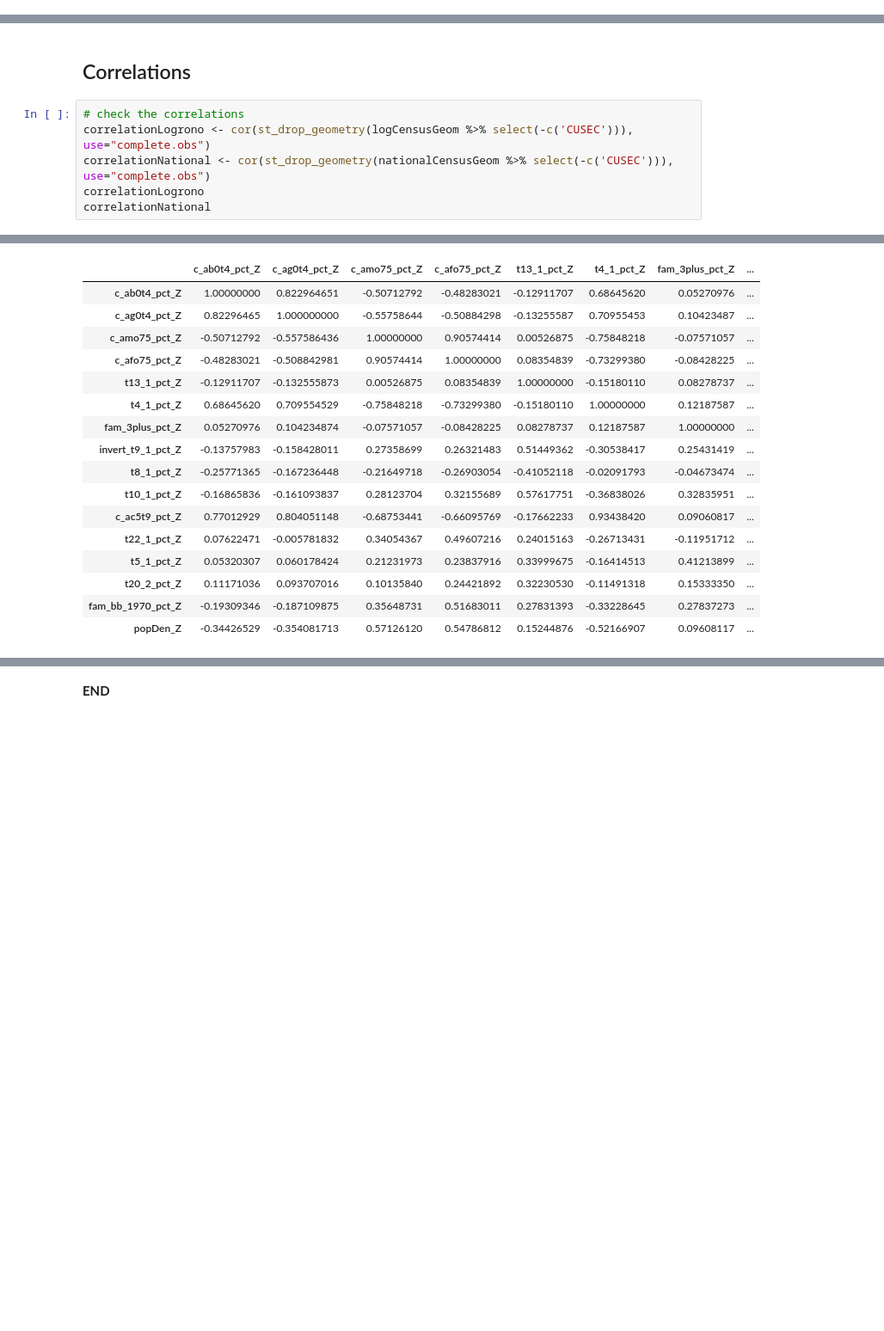
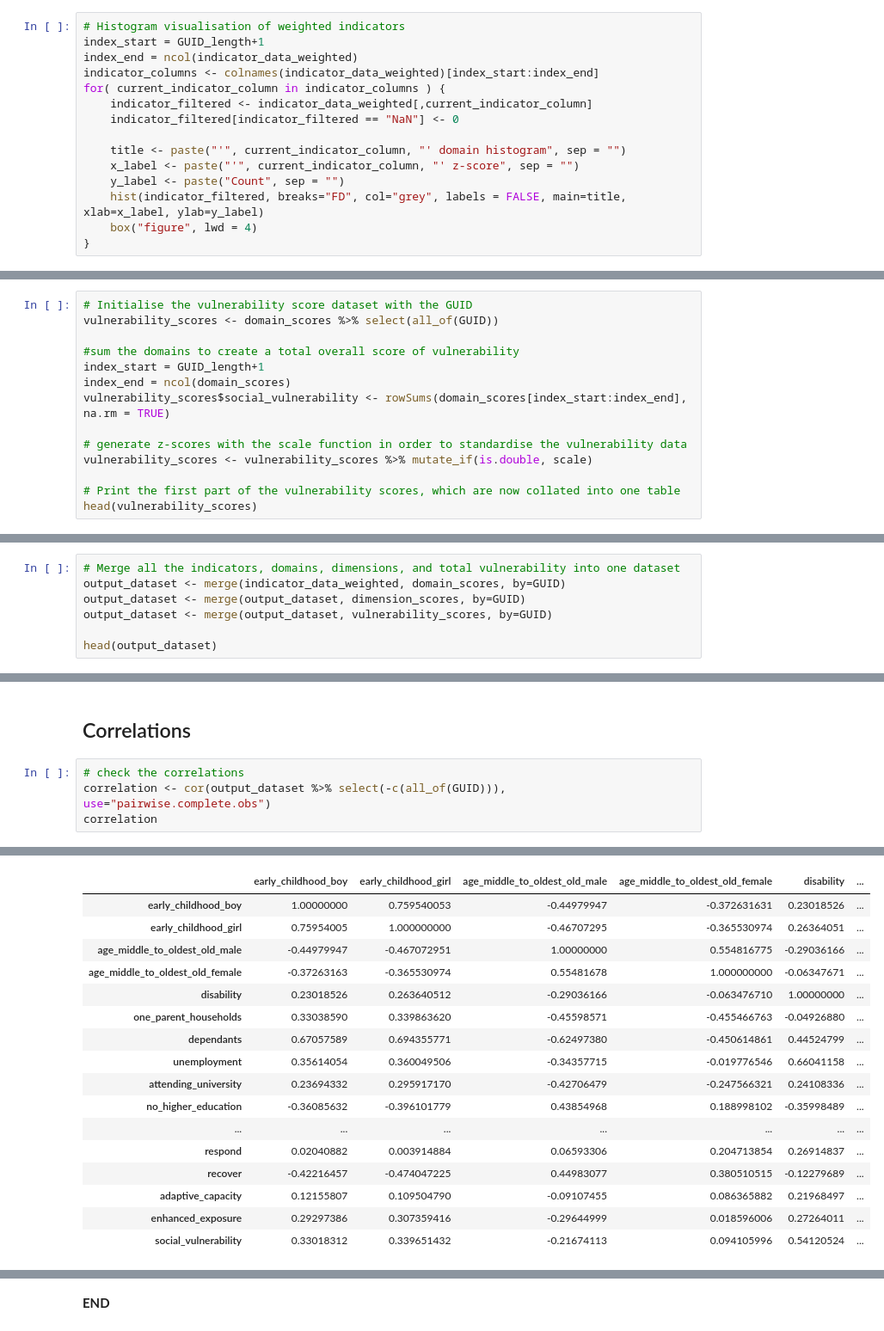
Before and after one commit to UCC-CLIMPADAP/SVIBook, a Jupyter notebook: Cities/Logrono/Indicators_to_SVI.ipynb, the cells around one changed output, grey strips where cells are left out. Shown at 86% size. Saved outputs shown, nothing was run; the diff lists cells and outputs as text; blank space fills up the shorter version.

```diff
--- a/Cities/Logrono/Indicators_to_SVI.ipynb
+++ b/Cities/Logrono/Indicators_to_SVI.ipynb
@@ -93,0 +191,15 @@ nrow(nationalCensusGeom)
+# %%
+# Histogram visualisation of weighted indicators
+index_start = GUID_length+1
+index_end = ncol(indicator_data_weighted)
+indicator_columns <- colnames(indicator_data_weighted)[index_start:index_end]
+for( current_indicator_column in indicator_columns ) {
+    indicator_filtered <- indicator_data_weighted[,current_indicator_column]
+    indicator_filtered[indicator_filtered == "NaN"] <- 0
+
+    title <- paste("'", current_indicator_column, "' domain histogram", sep = "")
+    x_label <- paste("'", current_indicator_column, "' z-score", sep = "")
+    y_label <- paste("Count", sep = "")
+    hist(indicator_filtered, breaks="FD", col="grey", labels = FALSE, main=title, xlab=x_label, ylab=y_label)
+    box("figure", lwd = 4)
+}
@@ -93,0 +385,14 @@ nrow(nationalCensusGeom)
+# %%
+# Initialise the vulnerability score dataset with the GUID
+vulnerability_scores <- domain_scores %>% select(all_of(GUID))
+
+#sum the domains to create a total overall score of vulnerability
+index_start = GUID_length+1
+index_end = ncol(domain_scores)
+vulnerability_scores$social_vulnerability <- rowSums(domain_scores[index_start:index_end], na.rm = TRUE)
+
+# generate z-scores with the scale function in order to standardise the vulnerability data
+vulnerability_scores <- vulnerability_scores %>% mutate_if(is.double, scale)
+
+# Print the first part of the vulnerability scores, which are now collated into one table
+head(vulnerability_scores)
@@ -93,0 +418,7 @@ nrow(nationalCensusGeom)
+# %%
+# Merge all the indicators, domains, dimensions, and total vulnerability into one dataset
+output_dataset <- merge(indicator_data_weighted, domain_scores, by=GUID)
+output_dataset <- merge(output_dataset, dimension_scores, by=GUID)
+output_dataset <- merge(output_dataset, vulnerability_scores, by=GUID)
+
+head(output_dataset)
@@ -95,8 +436,6 @@ nrow(nationalCensusGeom)
 ## Correlations
 # %%
 # check the correlations
-correlationLogrono <- cor(st_drop_geometry(logCensusGeom %>% select(-c('CUSEC'))), use="complete.obs")
-correlationNational <- cor(st_drop_geometry(nationalCensusGeom %>% select(-c('CUSEC'))), use="complete.obs")
-correlationLogrono
-correlationNational
+correlation <- cor(output_dataset %>% select(-c(all_of(GUID))), use="pairwise.complete.obs")
+correlation
 # %% [output]
@@ -104,17 +443,17 @@ A matrix: 16 × 16 of type dbl
-|  | c_ab0t4_pct_Z | c_ag0t4_pct_Z | c_amo75_pct_Z | c_afo75_pct_Z | t13_1_pct_Z | t4_1_pct_Z | fam_3plus_pct_Z | ... |
-| c_ab0t4_pct_Z | 1.00000000 | 0.822964651 | -0.50712792 | -0.48283021 | -0.12911707 | 0.68645620 | 0.05270976 | ... |
-| c_ag0t4_pct_Z | 0.82296465 | 1.000000000 | -0.55758644 | -0.50884298 | -0.13255587 | 0.70955453 | 0.10423487 | ... |
-| c_amo75_pct_Z | -0.50712792 | -0.557586436 | 1.00000000 | 0.90574414 | 0.00526875 | -0.75848218 | -0.07571057 | ... |
-| c_afo75_pct_Z | -0.48283021 | -0.508842981 | 0.90574414 | 1.00000000 | 0.08354839 | -0.73299380 | -0.08428225 | ... |
-| t13_1_pct_Z | -0.12911707 | -0.132555873 | 0.00526875 | 0.08354839 | 1.00000000 | -0.15180110 | 0.08278737 | ... |
-| t4_1_pct_Z | 0.68645620 | 0.709554529 | -0.75848218 | -0.73299380 | -0.15180110 | 1.00000000 | 0.12187587 | ... |
-| fam_3plus_pct_Z | 0.05270976 | 0.104234874 | -0.07571057 | -0.08428225 | 0.08278737 | 0.12187587 | 1.00000000 | ... |
-| invert_t9_1_pct_Z | -0.13757983 | -0.158428011 | 0.27358699 | 0.26321483 | 0.51449362 | -0.30538417 | 0.25431419 | ... |
-| t8_1_pct_Z | -0.25771365 | -0.167236448 | -0.21649718 | -0.26903054 | -0.41052118 | -0.02091793 | -0.04673474 | ... |
-| t10_1_pct_Z | -0.16865836 | -0.161093837 | 0.28123704 | 0.32155689 | 0.57617751 | -0.36838026 | 0.32835951 | ... |
-| c_ac5t9_pct_Z | 0.77012929 | 0.804051148 | -0.68753441 | -0.66095769 | -0.17662233 | 0.93438420 | 0.09060817 | ... |
-| t22_1_pct_Z | 0.07622471 | -0.005781832 | 0.34054367 | 0.49607216 | 0.24015163 | -0.26713431 | -0.11951712 | ... |
-| t5_1_pct_Z | 0.05320307 | 0.060178424 | 0.21231973 | 0.23837916 | 0.33999675 | -0.16414513 | 0.41213899 | ... |
-| t20_2_pct_Z | 0.11171036 | 0.093707016 | 0.10135840 | 0.24421892 | 0.32230530 | -0.11491318 | 0.15333350 | ... |
-| fam_bb_1970_pct_Z | -0.19309346 | -0.187109875 | 0.35648731 | 0.51683011 | 0.27831393 | -0.33228645 | 0.27837273 | ... |
-| popDen_Z | -0.34426529 | -0.354081713 | 0.57126120 | 0.54786812 | 0.15244876 | -0.52166907 | 0.09608117 | ... |
+|  | early_childhood_boy | early_childhood_girl | age_middle_to_oldest_old_male | age_middle_to_oldest_old_female | disability | ... |
+| early_childhood_boy | 1.00000000 | 0.759540053 | -0.44979947 | -0.372631631 | 0.23018526 | ... |
+| early_childhood_girl | 0.75954005 | 1.000000000 | -0.46707295 | -0.365530974 | 0.26364051 | ... |
+| age_middle_to_oldest_old_male | -0.44979947 | -0.467072951 | 1.00000000 | 0.554816775 | -0.29036166 | ... |
+| age_middle_to_oldest_old_female | -0.37263163 | -0.365530974 | 0.55481678 | 1.000000000 | -0.06347671 | ... |
+| disability | 0.23018526 | 0.263640512 | -0.29036166 | -0.063476710 | 1.00000000 | ... |
+| one_parent_households | 0.33038590 | 0.339863620 | -0.45598571 | -0.455466763 | -0.04926880 | ... |
+| dependants | 0.67057589 | 0.694355771 | -0.62497380 | -0.450614861 | 0.44524799 | ... |
+| unemployment | 0.35614054 | 0.360049506 | -0.34357715 | -0.019776546 | 0.66041158 | ... |
+| attending_university | 0.23694332 | 0.295917170 | -0.42706479 | -0.247566321 | 0.24108336 | ... |
+| no_higher_education | -0.36085632 | -0.396101779 | 0.43854968 | 0.188998102 | -0.35998489 | ... |
+| ... | ... | ... | ... | ... | ... | ... |
+| respond | 0.02040882 | 0.003914884 | 0.06593306 | 0.204713854 | 0.26914837 | ... |
+| recover | -0.42216457 | -0.474047225 | 0.44983077 | 0.380510515 | -0.12279689 | ... |
+| adaptive_capacity | 0.12155807 | 0.109504790 | -0.09107455 | 0.086365882 | 0.21968497 | ... |
+| enhanced_exposure | 0.29297386 | 0.307359416 | -0.29644999 | 0.018596006 | 0.27264011 | ... |
+| social_vulnerability | 0.33018312 | 0.339651432 | -0.21674113 | 0.094105996 | 0.54120524 | ... |
```
Also changed, not shown: parts of 56 cells of this notebook, 5 other files.
